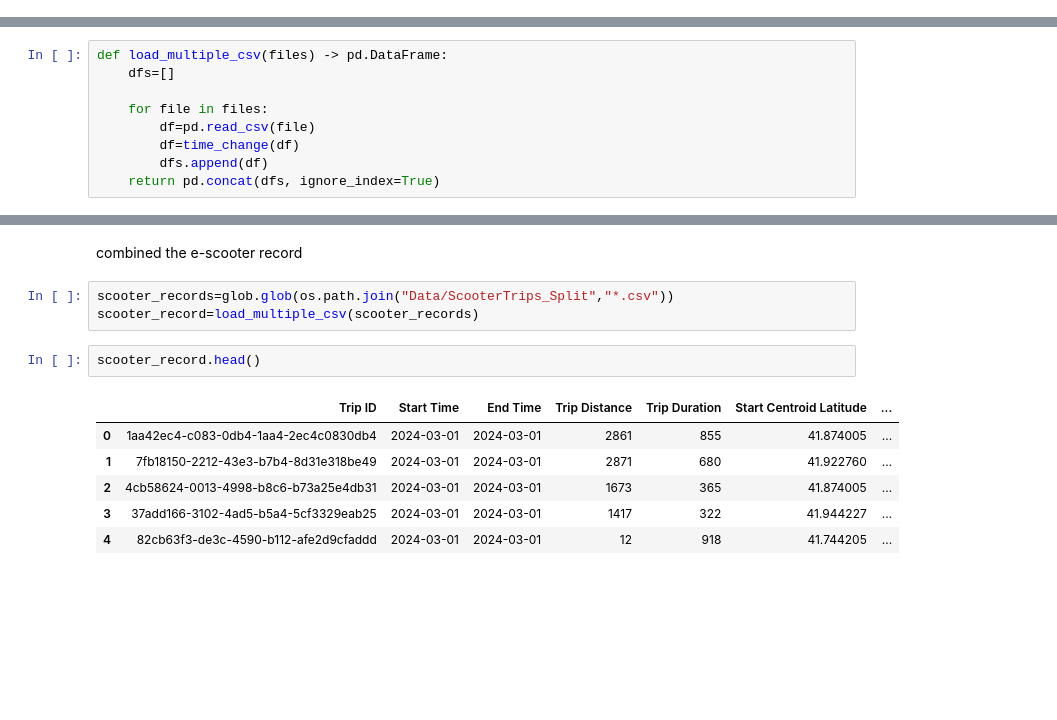
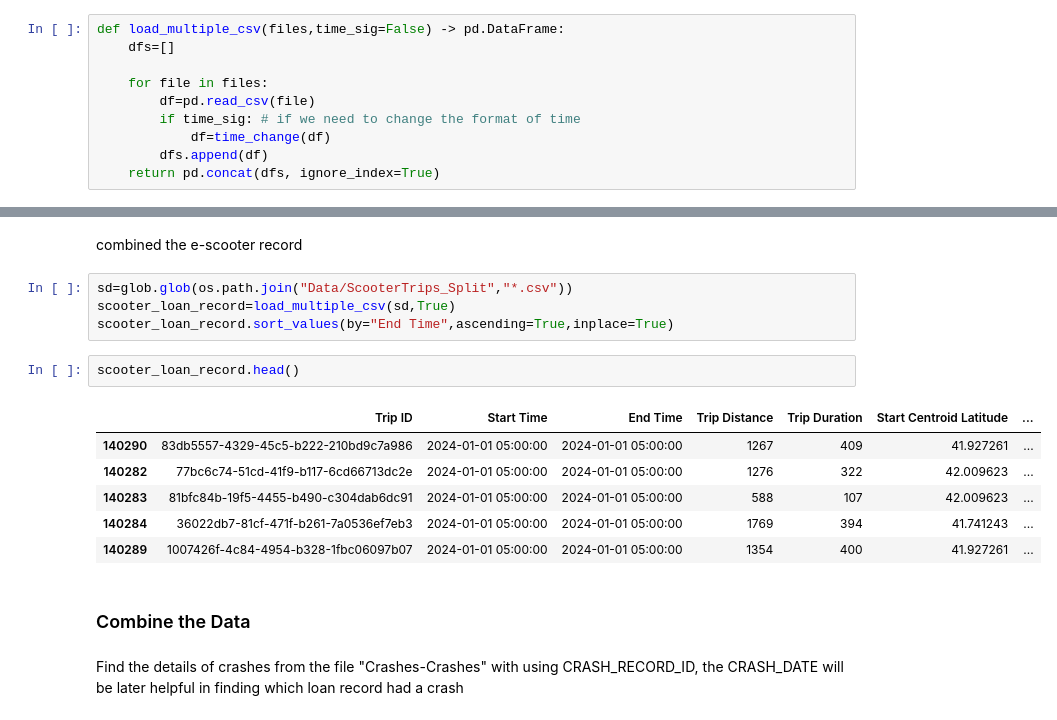
Before and after one commit to kelseyyiting/2025SpringFinalPrj, a Jupyter notebook: finalprj.ipynb, the cells around one changed output, grey strips where cells are left out. Drawn from its saved outputs; the diff is of its cells as text; blank space fills up the shorter version.

```diff
--- a/finalprj.ipynb
+++ b/finalprj.ipynb
@@ -38,0 +23,10 @@ TestResults(failed=1, attempted=1)
+# %%
+def load_multiple_csv(files,time_sig=False) -> pd.DataFrame:
+    dfs=[]
+
+    for file in files:
+        df=pd.read_csv(file)
+        if time_sig: # if we need to change the format of time
+            df=time_change(df)
+        dfs.append(df)
+    return pd.concat(dfs, ignore_index=True)
@@ -92,9 +66,0 @@ def time_change(df:pd.DataFrame) :
-# %%
-def load_multiple_csv(files) -> pd.DataFrame:
-    dfs=[]
-
-    for file in files:
-        df=pd.read_csv(file)
-        df=time_change(df)
-        dfs.append(df)
-    return pd.concat(dfs, ignore_index=True)
@@ -101,14 +79,19 @@ def load_multiple_csv(files) -> pd.DataFrame:
 # %% [markdown]
 combined the e-scooter record
 # %%
-scooter_records=glob.glob(os.path.join("Data/ScooterTrips_Split","*.csv"))
-scooter_record=load_multiple_csv(scooter_records)
+sd=glob.glob(os.path.join("Data/ScooterTrips_Split","*.csv"))
+scooter_loan_record=load_multiple_csv(sd,True)
+scooter_loan_record.sort_values(by="End Time",ascending=True,inplace=True)
-# %%
-scooter_record.head()
-# %% [output]
-|  | Trip ID | Start Time | End Time | Trip Distance | Trip Duration | Start Centroid Latitude | ... |
-| 0 | 1aa42ec4-c083-0db4-1aa4-2ec4c0830db4 | 2024-03-01 | 2024-03-01 | 2861 | 855 | 41.874005 | ... |
-| 1 | 7fb18150-2212-43e3-b7b4-8d31e318be49 | 2024-03-01 | 2024-03-01 | 2871 | 680 | 41.922760 | ... |
-| 2 | 4cb58624-0013-4998-b8c6-b73a25e4db31 | 2024-03-01 | 2024-03-01 | 1673 | 365 | 41.874005 | ... |
-| 3 | 37add166-3102-4ad5-b5a4-5cf3329eab25 | 2024-03-01 | 2024-03-01 | 1417 | 322 | 41.944227 | ... |
-| 4 | 82cb63f3-de3c-4590-b112-afe2d9cfaddd | 2024-03-01 | 2024-03-01 | 12 | 918 | 41.744205 | ... |
+# %%
+scooter_loan_record.head()
+# %% [output]
+|  | Trip ID | Start Time | End Time | Trip Distance | Trip Duration | Start Centroid Latitude | ... |
+| 140290 | 83db5557-4329-45c5-b222-210bd9c7a986 | 2024-01-01 05:00:00 | 2024-01-01 05:00:00 | 1267 | 409 | 41.927261 | ... |
+| 140282 | 77bc6c74-51cd-41f9-b117-6cd66713dc2e | 2024-01-01 05:00:00 | 2024-01-01 05:00:00 | 1276 | 322 | 42.009623 | ... |
+| 140283 | 81bfc84b-19f5-4455-b490-c304dab6dc91 | 2024-01-01 05:00:00 | 2024-01-01 05:00:00 | 588 | 107 | 42.009623 | ... |
+| 140284 | 36022db7-81cf-471f-b261-7a0536ef7eb3 | 2024-01-01 05:00:00 | 2024-01-01 05:00:00 | 1769 | 394 | 41.741243 | ... |
+| 140289 | 1007426f-4c84-4954-b328-1fbc06097b07 | 2024-01-01 05:00:00 | 2024-01-01 05:00:00 | 1354 | 400 | 41.927261 | ... |
+# %% [markdown]
+### Combine the Data
+# %% [markdown]
+Find the details of crashes from the file "Crashes-Crashes" with using CRASH_RECORD_ID, the CRASH_DATE will be later helpful in finding which loan record had a crash
```
Also changed, not shown: parts of 26 cells of this notebook, 1 other file.
